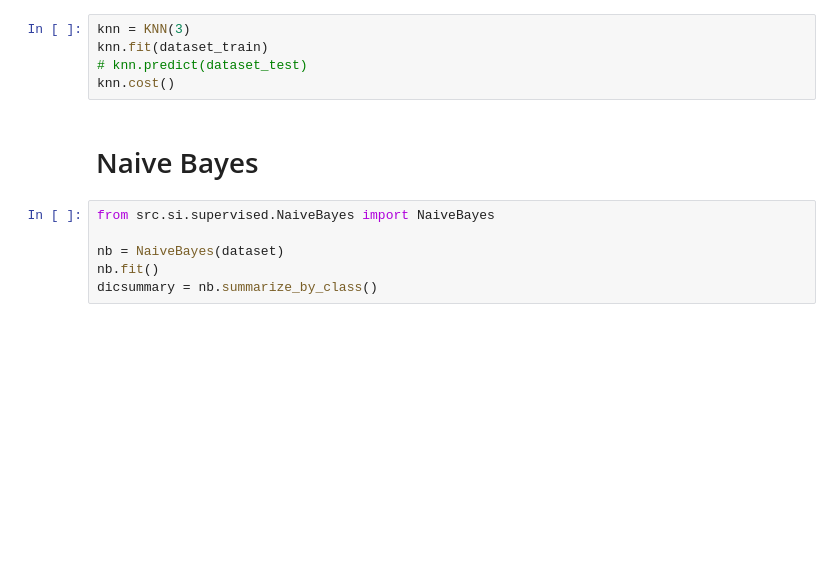
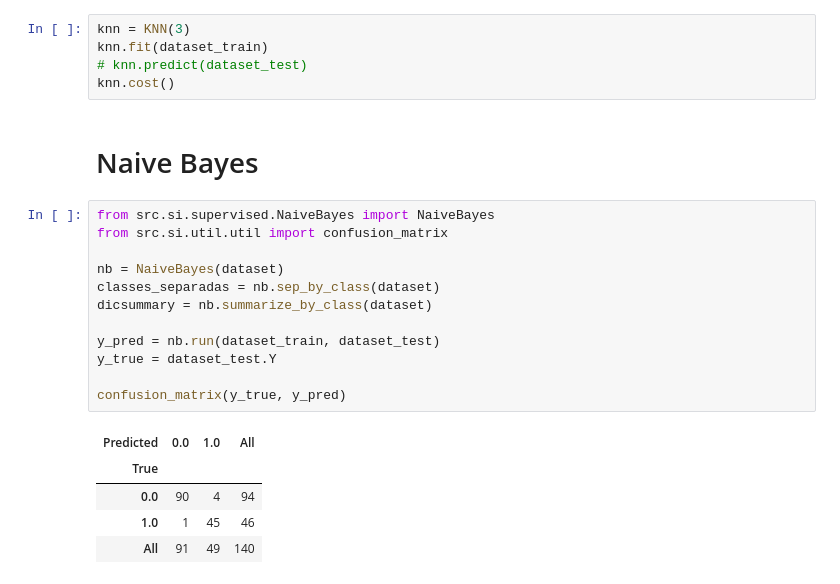
Before and after one commit to ozefreitas/SIB, a Jupyter notebook: scripts/eval1.ipynb, the cells around one changed output. Drawn from its saved outputs; the diff is of its cells as text; blank space fills up the shorter version.

```diff
--- a/scripts/eval1.ipynb
+++ b/scripts/eval1.ipynb
@@ -234,7 +233,19 @@ knn.cost()
 # Naive Bayes
 # %%
 from src.si.supervised.NaiveBayes import NaiveBayes
+from src.si.util.util import confusion_matrix
 
 nb = NaiveBayes(dataset)
-nb.fit()
-dicsummary = nb.summarize_by_class()
+classes_separadas = nb.sep_by_class(dataset)
+dicsummary = nb.summarize_by_class(dataset)
+
+y_pred = nb.run(dataset_train, dataset_test)
+y_true = dataset_test.Y
+
+confusion_matrix(y_true, y_pred)
+# %% [output]
+| Predicted | 0.0 | 1.0 | All |
+| True |  |  |  |
+| 0.0 | 90 | 4 | 94 |
+| 1.0 | 1 | 45 | 46 |
+| All | 91 | 49 | 140 |
```
Also changed, not shown: parts of 1 cell of this notebook, 1 other file.
